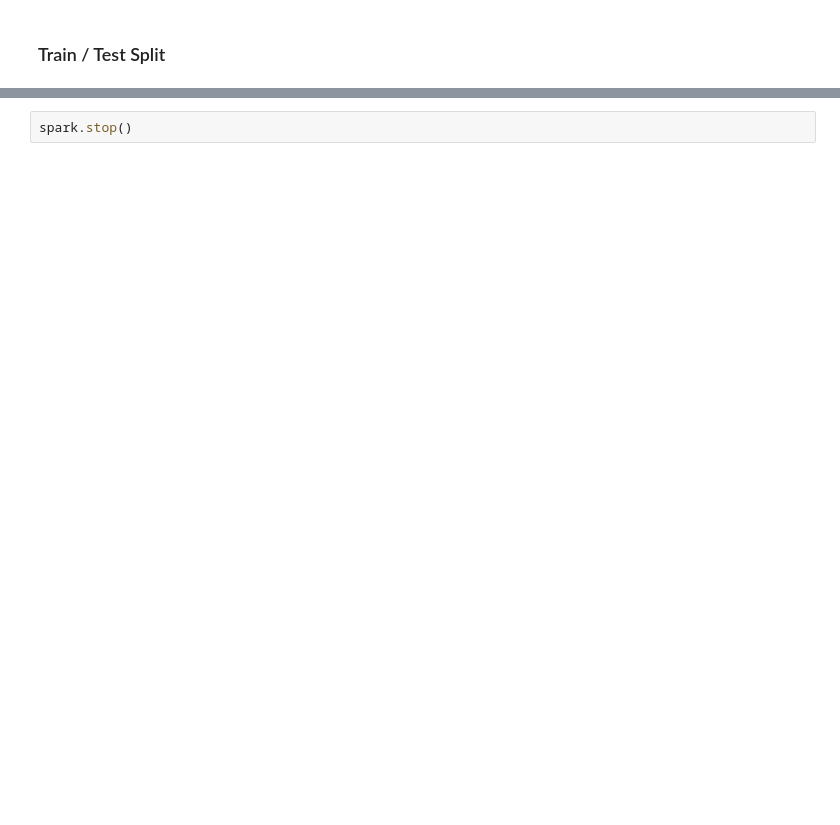
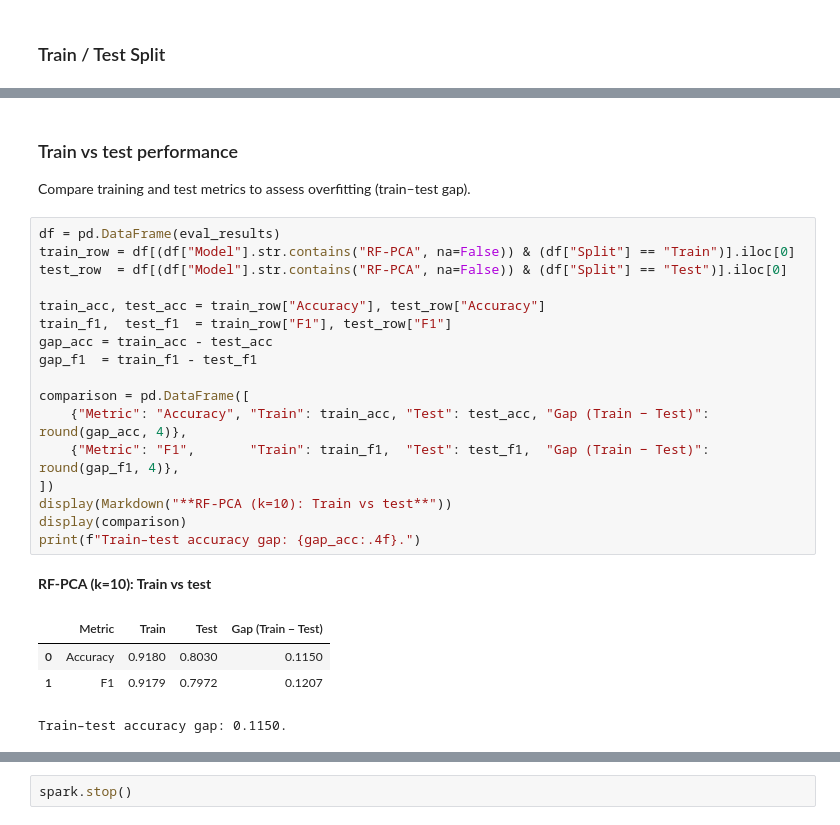
Before and after one commit to jestr-collab/232R-group-project, a Jupyter notebook: milestone_4.ipynb, the cells around one changed output, grey strips where cells are left out. Cells and saved outputs as stored; diff of their text form; blank space fills up the shorter version.

```diff
--- a/milestone_4.ipynb
+++ b/milestone_4.ipynb
@@ -719,0 +593,27 @@ Stop Spark when finished.
+# %% [markdown]
+### Train vs test performance
+
+Compare training and test metrics to assess overfitting (train–test gap).
+# %%
+df = pd.DataFrame(eval_results)
+train_row = df[(df["Model"].str.contains("RF-PCA", na=False)) & (df["Split"] == "Train")].iloc[0]
+test_row  = df[(df["Model"].str.contains("RF-PCA", na=False)) & (df["Split"] == "Test")].iloc[0]
+
+train_acc, test_acc = train_row["Accuracy"], test_row["Accuracy"]
+train_f1,  test_f1  = train_row["F1"], test_row["F1"]
+gap_acc = train_acc - test_acc
+gap_f1  = train_f1 - test_f1
+
+comparison = pd.DataFrame([
+    {"Metric": "Accuracy", "Train": train_acc, "Test": test_acc, "Gap (Train − Test)": round(gap_acc, 4)},
+    {"Metric": "F1",       "Train": train_f1,  "Test": test_f1,  "Gap (Train − Test)": round(gap_f1, 4)},
+])
+display(Markdown("**RF-PCA (k=10): Train vs test**"))
+display(comparison)
+print(f"Train–test accuracy gap: {gap_acc:.4f}.")
+# %% [output]
+**RF-PCA (k=10): Train vs test**
+|  | Metric | Train | Test | Gap (Train − Test) |
+| 0 | Accuracy | 0.9180 | 0.8030 | 0.1150 |
+| 1 | F1 | 0.9179 | 0.7972 | 0.1207 |
+Train–test accuracy gap: 0.1150.
```
Also changed, not shown: parts of 58 cells of this notebook, 1 other file.
